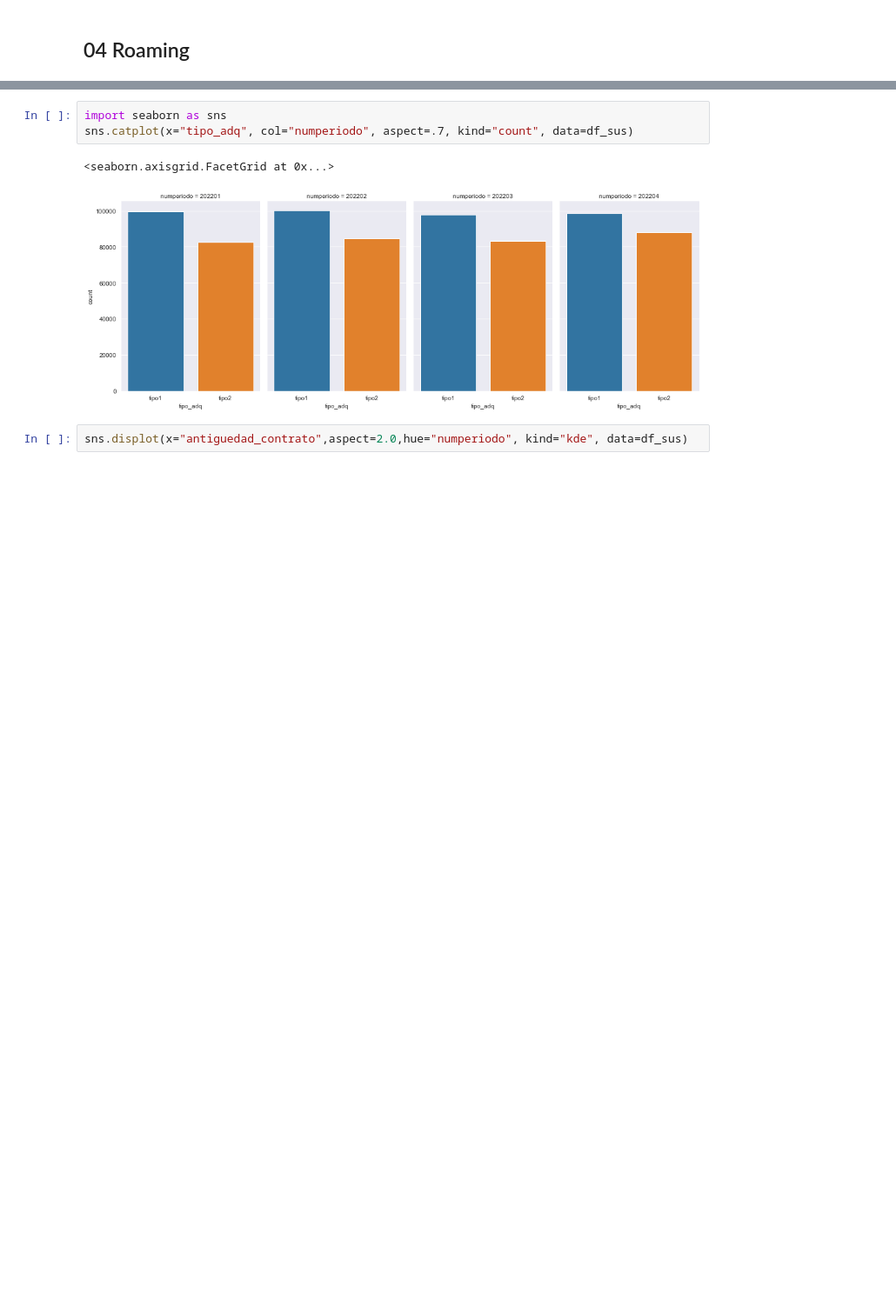
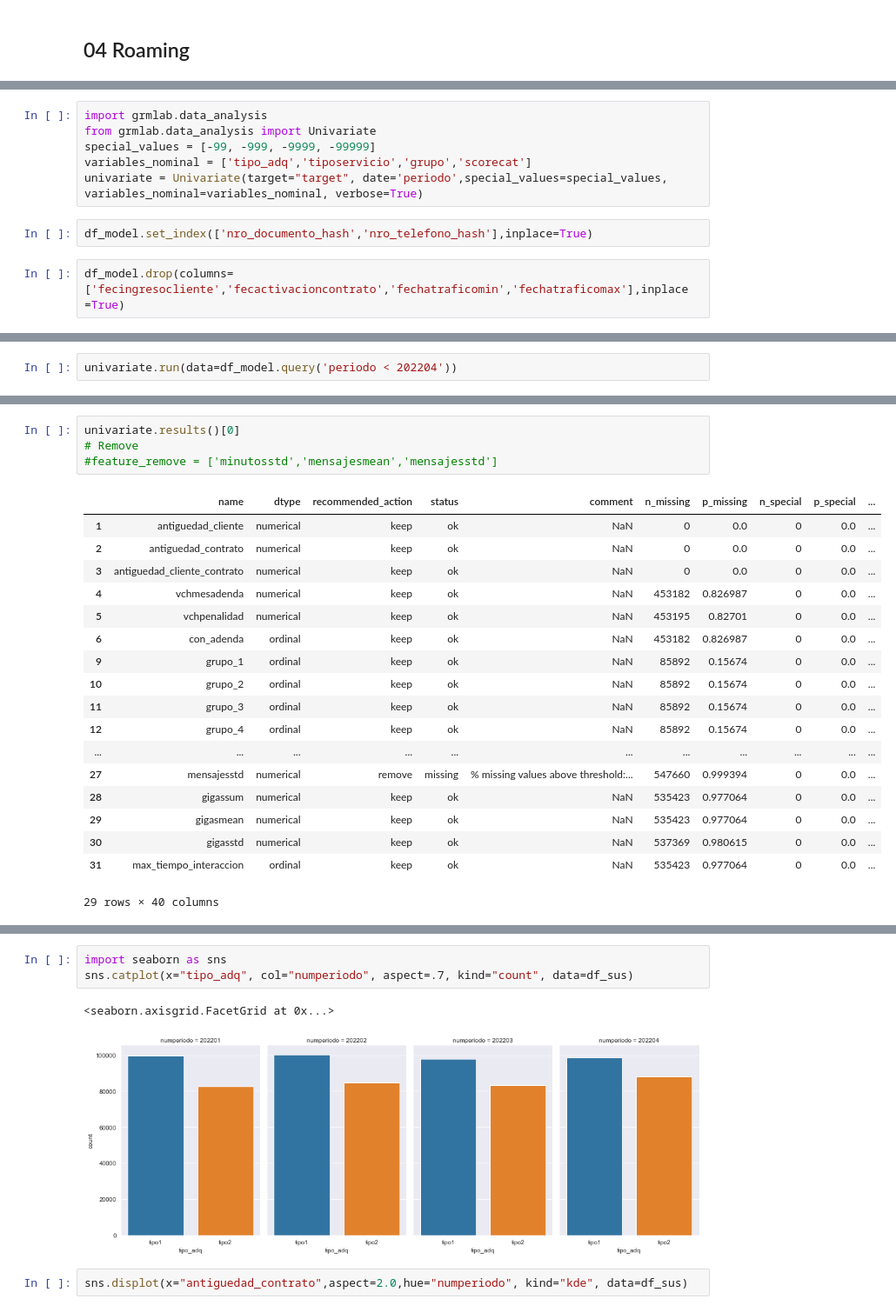
Before and after one commit to JordanKingPeru/datathon-entel-2022-reto1, a Jupyter notebook: 02Notebook/01EDA.ipynb, the cells around one changed output, grey strips where cells are left out. Shown at 87% size. Saved outputs shown, nothing was run; the diff lists cells and outputs as text; blank space fills up the shorter version.

Commit message:
df_model complete 04/08

```diff
--- a/02Notebook/01EDA.ipynb
+++ b/02Notebook/01EDA.ipynb
@@ -274,0 +301,10 @@ df_roa[['nro_telefono_hash','numperiodo','tiposervicio']].drop_duplicates().sort
+# %%
+import grmlab.data_analysis
+from grmlab.data_analysis import Univariate
+special_values = [-99, -999, -9999, -99999]
+variables_nominal = ['tipo_adq','tiposervicio','grupo','scorecat']
+univariate = Univariate(target="target", date='periodo',special_values=special_values, variables_nominal=variables_nominal, verbose=True)
+# %%
+df_model.set_index(['nro_documento_hash','nro_telefono_hash'],inplace=True)
+# %%
+df_model.drop(columns=['fecingresocliente','fecactivacioncontrato','fechatraficomin','fechatraficomax'],inplace =True)
@@ -274,0 +331,2 @@ df_roa[['nro_telefono_hash','numperiodo','tiposervicio']].drop_duplicates().sort
+# %%
+univariate.run(data=df_model.query('periodo < 202204'))
@@ -274,0 +360,23 @@ df_roa[['nro_telefono_hash','numperiodo','tiposervicio']].drop_duplicates().sort
+# %%
+univariate.results()[0]
+# Remove
+#feature_remove = ['minutosstd','mensajesmean','mensajesstd']
+# %% [output]
+|  | name | dtype | recommended_action | status | comment | n_missing | p_missing | n_special | p_special | ... |
+| 1 | antiguedad_cliente | numerical | keep | ok | NaN | 0 | 0.0 | 0 | 0.0 | ... |
+| 2 | antiguedad_contrato | numerical | keep | ok | NaN | 0 | 0.0 | 0 | 0.0 | ... |
+| 3 | antiguedad_cliente_contrato | numerical | keep | ok | NaN | 0 | 0.0 | 0 | 0.0 | ... |
+| 4 | vchmesadenda | numerical | keep | ok | NaN | 453182 | 0.826987 | 0 | 0.0 | ... |
+| 5 | vchpenalidad | numerical | keep | ok | NaN | 453195 | 0.82701 | 0 | 0.0 | ... |
+| 6 | con_adenda | ordinal | keep | ok | NaN | 453182 | 0.826987 | 0 | 0.0 | ... |
+| 9 | grupo_1 | ordinal | keep | ok | NaN | 85892 | 0.15674 | 0 | 0.0 | ... |
+| 10 | grupo_2 | ordinal | keep | ok | NaN | 85892 | 0.15674 | 0 | 0.0 | ... |
+| 11 | grupo_3 | ordinal | keep | ok | NaN | 85892 | 0.15674 | 0 | 0.0 | ... |
+| 12 | grupo_4 | ordinal | keep | ok | NaN | 85892 | 0.15674 | 0 | 0.0 | ... |
+| ... | ... | ... | ... | ... | ... | ... | ... | ... | ... | ... |
+| 27 | mensajesstd | numerical | remove | missing | % missing values above threshold:... | 547660 | 0.999394 | 0 | 0.0 | ... |
+| 28 | gigassum | numerical | keep | ok | NaN | 535423 | 0.977064 | 0 | 0.0 | ... |
+| 29 | gigasmean | numerical | keep | ok | NaN | 535423 | 0.977064 | 0 | 0.0 | ... |
+| 30 | gigasstd | numerical | keep | ok | NaN | 537369 | 0.980615 | 0 | 0.0 | ... |
+| 31 | max_tiempo_interaccion | ordinal | keep | ok | NaN | 535423 | 0.977064 | 0 | 0.0 | ... |
+29 rows × 40 columns
```
Also changed, not shown: parts of 26 cells of this notebook, 12 other files.
